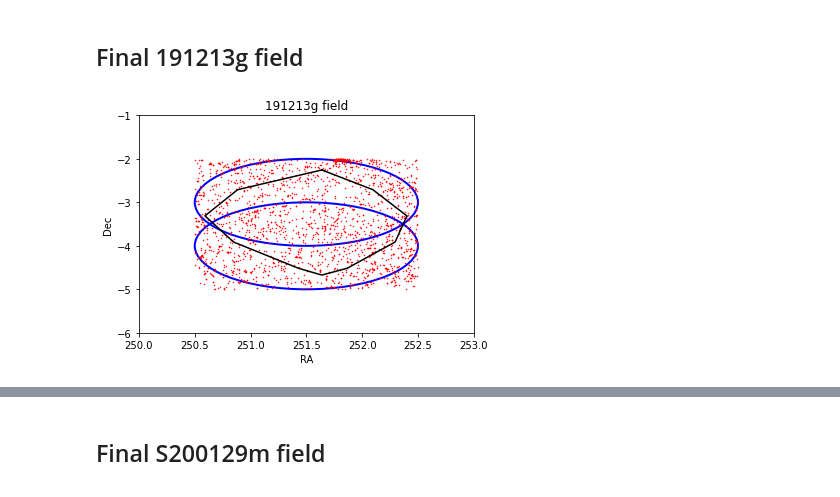
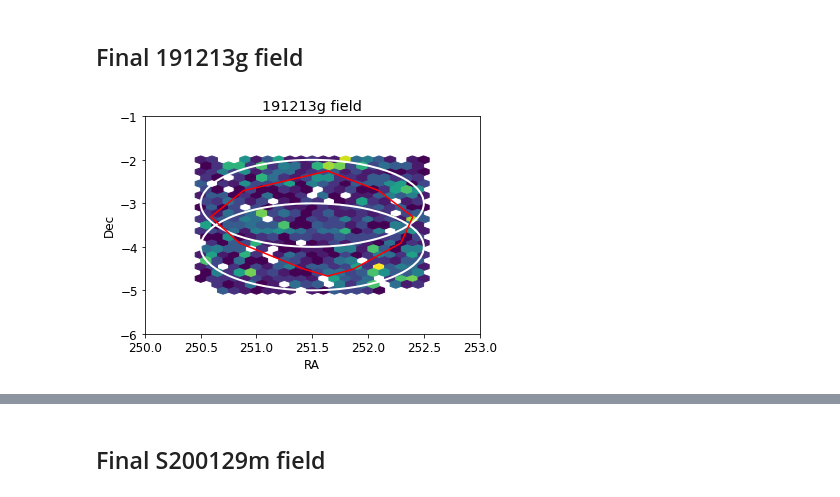
Before and after one commit to Lanasalmon/WEAVE_galaxies, a Jupyter notebook: Combine_191213_200129.ipynb, the cells around one changed output, grey strips where cells are left out. Cells and saved outputs as stored; diff of their text form; code cells hidden in the pictures.

Commit message:
Update TARGPRIO and plot PS1 sources

```diff
--- a/Combine_191213_200129.ipynb
+++ b/Combine_191213_200129.ipynb
@@ -82,7 +105,7 @@ print(len(final_results))
 # Add Gaia DR3 xmatch
 # %%
 xmatch_ps1_only=pd.read_csv('gaia_ps1_xmatch_result.csv')
-xmatch_all=pd.read_csv('all_xmatch_dr3_3.csv')
+xmatch_all=pd.read_csv('all_xmatch_dr3_4.csv')
 
 xmatch_all.rename(columns={'ra':'ra_xmatch'}, inplace=True)
 xmatch_all.rename(columns={'dec':'dec_xmatch'}, inplace=True)
@@ -484,41 +740,50 @@ See the caveats in the documentation: https://pandas.pydata.org/pandas-docs/stab
 # total_cut_df['normalized'] = (10-1)*(1.0-(mags-minval)/(maxval-minval))+1
 # FITS_table_from_cat['TARGPRIO'] = np.where(FITS_table_from_cat.PS_ID!='', total_cut_df.normalized,float(10))
 # FITS_table_from_cat.loc[FITS_table_from_cat.OPTCAT == 'GLADE', ['TARGPRIO']] = float(10)
+
+
 FITS_table_from_cat['astrometric_excess_noise']=total_cut_df['astrometric_excess_noise']
 FITS_table_from_cat['astrometric_excess_noise_sig']=total_cut_df['astrometric_excess_noise_sig']
+FITS_table_from_cat['ruwe']=total_cut_df['ruwe']
 
-mags=FITS_table_from_cat['PS_MAG_R']
+mags=FITS_table_from_cat['PS_MAG_R'][FITS_table_from_cat['OPTCAT']=='']
 minval= min(mags)
 maxval= max(mags)
 
-good_astro = FITS_table_from_cat[(FITS_table_from_cat['astrometric_excess_noise_sig']>2) & (FITS_table_from_cat['astrometric_excess_noise']<=10)]
+good_astro = FITS_table_from_cat[(FITS_table_from_cat['ruwe']<=2)]
+mags_consid=good_astro['PS_MAG_R'][good_astro['OPTCAT']=='']
 mags=good_astro['PS_MAG_R']
-minval= np.nanmin(mags)
-maxval= np.nanmax(mags)
-
+minval= np.nanmin(mags_consid)
+maxval= np.nanmax(mags_consid)
 good_astro['normalized']=(10-6)*(1.0-(mags-minval)/(maxval-minval))+6
 
-bad_astro = FITS_table_from_cat[(FITS_table_from_cat['astrometric_excess_noise_sig']>2) & (FITS_table_from_cat['astrometric_excess_noise']>10)]
+bad_astro = FITS_table_from_cat[(FITS_table_from_cat['ruwe']>2)]
+mags_consid=bad_astro['PS_MAG_R'][bad_astro['OPTCAT']=='']
 mags=bad_astro['PS_MAG_R']
-minval= np.nanmin(mags)
-maxval= np.nanmax(mags)
+minval= np.nanmin(mags_consid)
+maxval= np.nanmax(mags_consid)
 bad_astro['normalized']=(6-1)*(1.0-(mags-minval)/(maxval-minval))+1
 
 # no astro
-no_astro = FITS_table_from_cat[(FITS_table_from_cat['astrometric_excess_noise_sig']<=2) | (FITS_table_from_cat['astrometric_excess_noise'].isna())]
+no_astro = FITS_table_from_cat[(FITS_table_from_cat['ruwe'].isna())]
+mags_consid=no_astro['PS_MAG_R'][no_astro['OPTCAT']=='']
 mags=no_astro['PS_MAG_R']
-minval= np.nanmin(mags)
-maxval= np.nanmax(mags)
+minval= np.nanmin(mags_consid)
+maxval= np.nanmax(mags_consid)
 no_astro['normalized']=(10-1)*(1.0-(mags-minval)/(maxval-minval))+1
 
 #print(len(good_astro),len(bad_astro))
 overall_astro=pd.concat([good_astro,bad_astro], axis=0)
 overall_astro=pd.concat([overall_astro,no_astro], axis=0)
 
+
+overall_astro = overall_astro.set_index('TARGID')
+overall_astro = overall_astro.reindex(index=FITS_table_from_cat['TARGID'])
+overall_astro = overall_astro.reset_index()
 #good astrometric error
 #print(bad_astro[['uwe','normalized','rMeanKronMag','source']][good_astro['rMeanKronMag'].notna()])
-FITS_table_from_cat['TARGPRIO'] = np.where(FITS_table_from_cat.PS_ID!='', overall_astro.normalized,float(10))
-FITS_table_from_cat.loc[FITS_table_from_cat.OPTCAT == 'GLADE', ['TARGPRIO']] = float(10)
+FITS_table_from_cat['TARGPRIO'] = np.where(overall_astro.COORDCAT=='PS1', overall_astro.normalized,float(10))
+FITS_table_from_cat.loc[FITS_table_from_cat.COORDCAT == 'GLADE', ['TARGPRIO']] = float(10)
 # %% [output]
 A value is trying to be set on a copy of a slice from a DataFrame.
 Try using .loc[row_indexer,col_indexer] = value instead
@@ -636,37 +925,39 @@ prelim=params['AlertType']+params['Pkt_Ser_Num']
 # Read the HEALPix sky map and the FITS header.
 skymap, prob, distmu, distsigma, distnorm, npix, nside, distest, diststd = readskymap(params['skymap_fits'])
 
 # Get the integrated probability map
 csm=integrated_probability(prob)
 
 # Identify the x% contours
 contours=hpix_contours(csm,levels=[0.35],nest=False)
 levels=[0.35]
 levelsper=[35]
 
 split_dec, split_ra = split_contours(contours, levels[0],0)
 split_ra2, split_dec2=join_0_360(split_ra, split_dec)
 
 plt.figure(1)
-plt.plot(FITS_table_from_cat['GAIA_RA'], FITS_table_from_cat['GAIA_DEC'],'r.',markersize=1)
+
+#plt.plot(FITS_table_from_cat['GAIA_RA'], FITS_table_from_cat['GAIA_DEC'],'r.',markersize=1)
+plt.hexbin(FITS_table_from_cat['GAIA_RA'][FITS_table_from_cat['GAIA_RA']<253], FITS_table_from_cat['GAIA_DEC'][FITS_table_from_cat['GAIA_RA']<253],gridsize=20,mincnt=1)
 for r in range(0,len(split_ra2)):
-    plt.plot(split_ra2[r],split_dec2[r],'k-')
+    plt.plot(split_ra2[r],split_dec2[r],'r-')
 
 circ_ra=[251.5,251.5]
 circ_dec=[-3, -4]
 
 for k in range(0,len(circ_ra)):
-    plt.gca().add_patch(Circle((circ_ra[k],circ_dec[k]),radius=1,linewidth=2,edgecolor='b',facecolor='none'))
+    plt.gca().add_patch(Circle((circ_ra[k],circ_dec[k]),radius=1,linewidth=2,edgecolor='w',facecolor='none'))
 
 plt.xlim(250, 253)
 plt.ylim(-6,-1)
 plt.xlabel('RA')
 plt.ylabel('Dec')
 plt.title('191213g field')
 plt.savefig('191213_final.pdf')
 plt.show()
 # %% [output]
-[figure, old version]
+[figure, new version]
 # %%
 print('Number of sources in field for S191213g : ', len(FITS_table_from_cat[(FITS_table_from_cat['GAIA_RA']>250) & (FITS_table_from_cat['GAIA_RA']<253) & (FITS_table_from_cat['GAIA_DEC']>-6) & (FITS_table_from_cat['GAIA_DEC']<-1)]))
 # %% [output]
```
Also changed, not shown: parts of 48 cells of this notebook, 9 other files.
